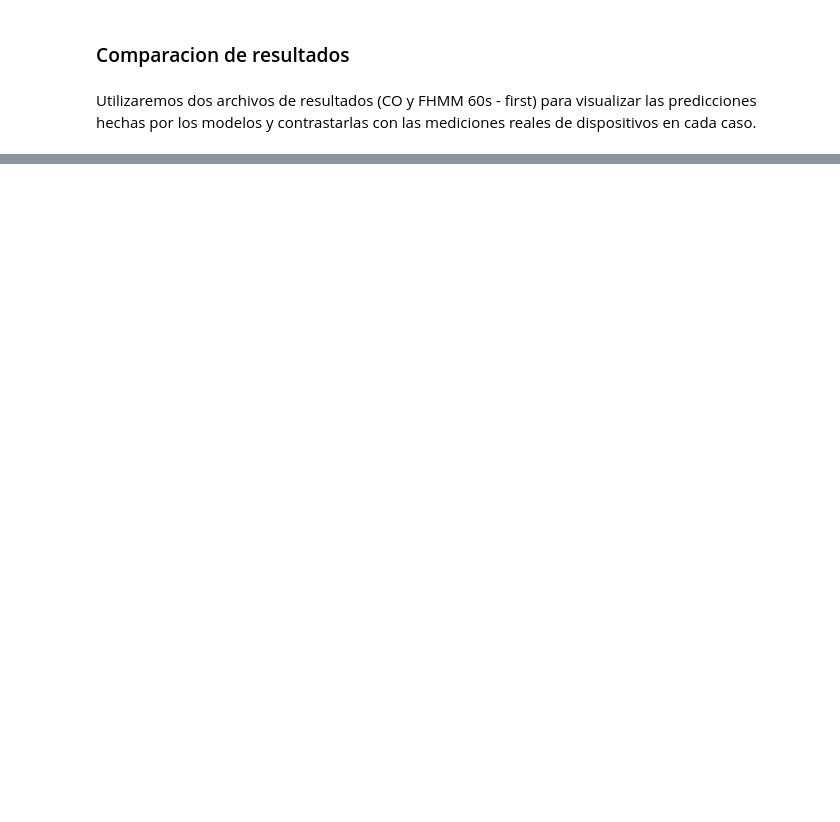
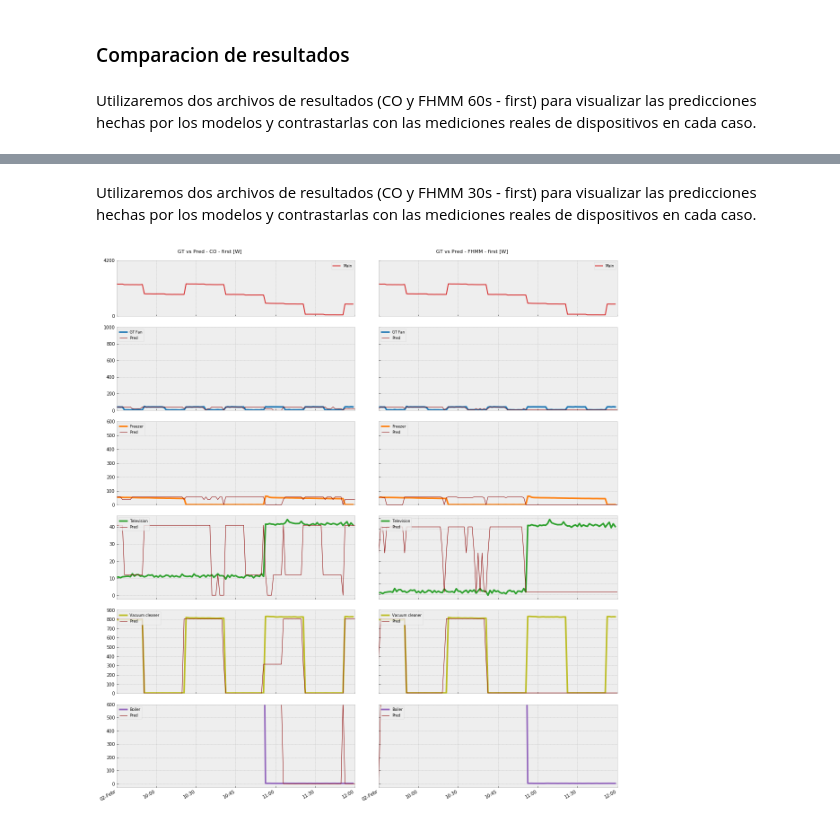
Before and after one commit to crn565/DSUALMH_OZM, a Jupyter notebook: 6.- VALIDACION.ipynb, the cells around one changed output, grey strips where cells are left out. Saved outputs shown, nothing was run; the diff lists cells and outputs as text; code cells hidden in the pictures; blank space fills up the shorter version.

```diff
--- a/6.- VALIDACION.ipynb
+++ b/6.- VALIDACION.ipynb
@@ -226,0 +294,70 @@ Utilizaremos dos archivos de resultados (CO y FHMM 60s - first) para visualizar
+# %% [markdown]
+Utilizaremos dos archivos de resultados (CO y FHMM 30s - first) para visualizar las predicciones hechas por los modelos y contrastarlas con las mediciones reales de dispositivos en cada caso.
+# %%
+#resultados de predicción modelo CO 30s
+CO_30s_first=DataSet(data_dir+'NILM/Results/CO_30s_mean_pred.h5')
+elec_CO_30s_first=CO_30s_first.buildings[1].elec
+#resultados de predicción modelo FHMM 30s
+FHMM_30s_first=DataSet(data_dir+'NILM/Results/FHMM_30s_mean_pred.h5')
+elec_FHMM_30s_first= FHMM_30s_first.buildings[1].elec
+
+#Carga de datos de predicciones y GT en memoria
+gt=valid_elec.dataframe_of_meters(ac_type='active', sample_period=30, resample_kwargs={'how':'first'})
+gt.columns=list(Meters.values())
+pred_CO=elec_CO_30s_first.dataframe_of_meters(ac_type='active')
+pred_CO.columns=[list(Meters.values())[0]]+list(Meters.values())[1:6]
+
+pred_FHMM=elec_FHMM_30s_first.dataframe_of_meters(ac_type='active')
+pred_FHMM.columns=[list(Meters.values())[0]]+list(Meters.values())[1:6]
+#graficos
+rcParams['figure.figsize'] = (20, 24)
+
+fig, ((ax_a,ax_b),(ax1,ax7),(ax2,ax8),(ax3,ax9),  (ax4,ax10),(ax5,ax11)) = plt.subplots(6, 2, sharex=True, gridspec_kw={'hspace': 0.14,'wspace': 0.1,
+                                                                                       'height_ratios':[2,3,3,3,3,3]})
+
+t='30s'; m1='_CO'; m2='_FHMM'; f=8
+pred=[pred_CO, pred_FHMM]
+ax=[[ax_a,ax1,ax2,ax3,ax4,ax5],[ax_b,ax7,ax8,ax9,ax10,ax11]]
+
+for i in range(2):
+
+    gt['main'].plot(ax=ax[i][0], color='tab:red',legend=False)
+    ax[i][0].legend(labels=['Main'], fontsize=f, loc='best', ncol=1)
+    ax[i][0].set_ylim(0,4200)
+    ax[i][0].set(yticks=[0,4200])
+
+    gt['fan'].plot(ax=ax[i][1],lw=3.5, c='tab:blue')
+    pred[i]['fan'].plot(ax=ax[i][1], c='darkred', lw=1)
+    ax[i][1].legend(labels=['GT Fan','Pred'], fontsize=f, loc='upper left', ncol=1)
+    ax[i][1].set_ylim(0,1000)
+
+    gt['freezer'].plot(ax=ax[i][2], lw=3.5, c='tab:orange')
+    pred[i]['freezer'].plot(ax=ax[i][2], c='darkred', lw=1)
+    ax[i][2].legend(labels=['Freezer','Pred'], fontsize=f, loc='upper left', ncol=1)
+    ax[i][2].set_ylim(0,600)
+
+    gt['television'].plot(ax=ax[i][3],lw=3.5, c='tab:green')
+    pred[i]['television'].plot(ax=ax[i][3], c='darkred', lw=1)
+    ax[i][3].legend(labels=['Television','Pred'], fontsize=f, loc='upper left', ncol=1)
+
+
+    gt['vacuum cleaner'].plot(ax=ax[i][4], lw=3.5, c='tab:olive')
+    pred[i]['vacuum cleaner'].plot(ax=ax[i][4], c='darkred', lw=1)
+    ax[i][4].legend(labels=['Vacuum cleaner','Pred'], fontsize=f, loc='upper left', ncol=1)
+    ax[i][4].set_ylim(0,900)
+
+    gt['boiler'].plot(ax=ax[i][5], lw=3.5, c='tab:purple')
+    pred[i]['boiler'].plot(ax=ax[i][5], c='darkred', lw=1)
+    ax[i][5].legend(labels=['Boiler','Pred'], fontsize=f, loc='upper left', ncol=1)
+    ax[i][5].set_ylim(-30,600)
+
+    ax[i][5].minorticks_off()
+    ax[i][5].set_xticklabels(labels=['02-Febr','10:00','10:30','10:45','11:00','11:30','12:00','12:30','13:00'])
+
+for a in ax[1]: a.set_yticklabels([])
+fig.text(0.22, 0.89,'GT vs Pred - CO - first [W]', fontsize=11)
+fig.text(0.62, 0.89,'GT vs Pred - FHMM - first [W]', fontsize=11)
+plt.savefig('./data/images/5.3_Plot_valid_30s.svg', bbox_inches='tight', transparent=True)
+pass
+# %% [output]
+[figure, added]
```
Also changed, not shown: parts of 19 cells of this notebook.
